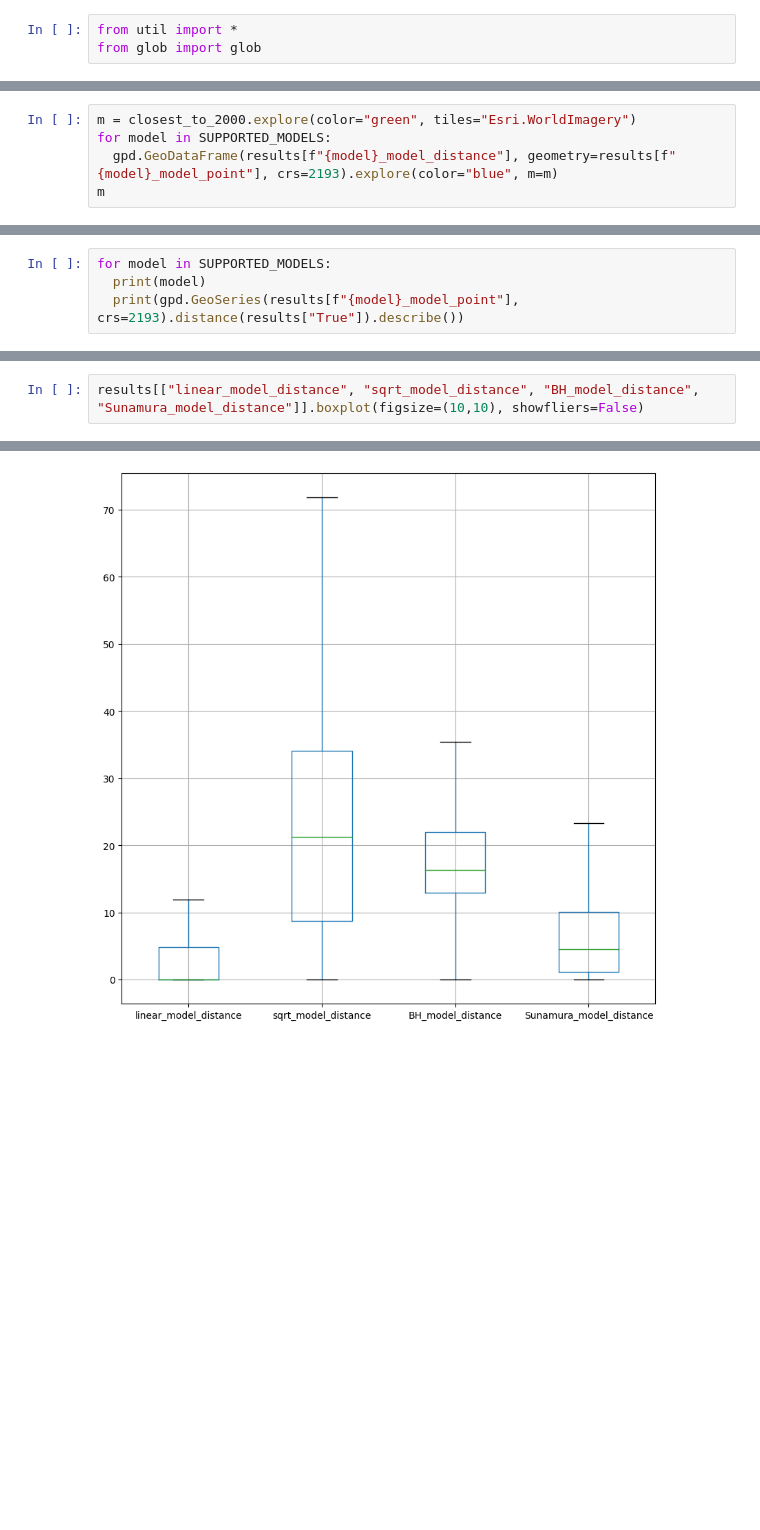
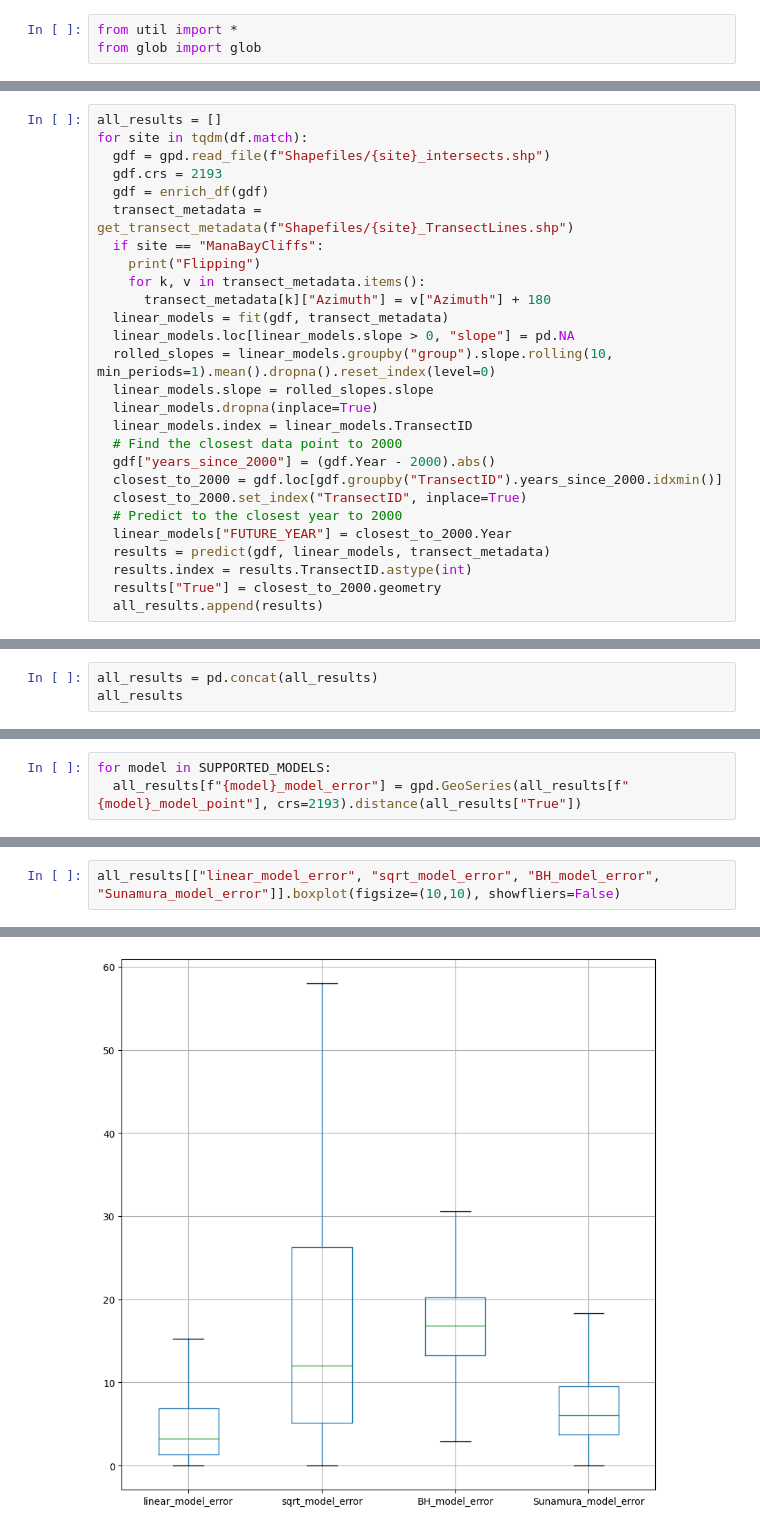
Before and after one commit to RNC-Research-Group/CliffErosion_Projections, a Jupyter notebook: Hindcast.ipynb, the cells around one changed output, grey strips where cells are left out. Saved outputs shown, nothing was run; the diff lists cells and outputs as text; blank space fills up the shorter version.

Commit message:
hindcast error across all sites

```diff
--- a/Hindcast.ipynb
+++ b/Hindcast.ipynb
@@ -174,5 +24,0 @@ results
-# %%
-m = closest_to_2000.explore(color="green", tiles="Esri.WorldImagery")
-for model in SUPPORTED_MODELS:
-  gpd.GeoDataFrame(results[f"{model}_model_distance"], geometry=results[f"{model}_model_point"], crs=2193).explore(color="blue", m=m)
-m
@@ -209,0 +25,27 @@ results[["linear_model_distance", "sqrt_model_distance", "BH_model_distance", "S
+# %%
+all_results = []
+for site in tqdm(df.match):
+  gdf = gpd.read_file(f"Shapefiles/{site}_intersects.shp")
+  gdf.crs = 2193
+  gdf = enrich_df(gdf)
+  transect_metadata = get_transect_metadata(f"Shapefiles/{site}_TransectLines.shp")
+  if site == "ManaBayCliffs":
+    print("Flipping")
+    for k, v in transect_metadata.items():
+      transect_metadata[k]["Azimuth"] = v["Azimuth"] + 180
+  linear_models = fit(gdf, transect_metadata)
+  linear_models.loc[linear_models.slope > 0, "slope"] = pd.NA
+  rolled_slopes = linear_models.groupby("group").slope.rolling(10, min_periods=1).mean().dropna().reset_index(level=0)
+  linear_models.slope = rolled_slopes.slope
+  linear_models.dropna(inplace=True)
+  linear_models.index = linear_models.TransectID
+  # Find the closest data point to 2000
+  gdf["years_since_2000"] = (gdf.Year - 2000).abs()
+  closest_to_2000 = gdf.loc[gdf.groupby("TransectID").years_since_2000.idxmin()]
+  closest_to_2000.set_index("TransectID", inplace=True)
+  # Predict to the closest year to 2000
+  linear_models["FUTURE_YEAR"] = closest_to_2000.Year
+  results = predict(gdf, linear_models, transect_metadata)
+  results.index = results.TransectID.astype(int)
+  results["True"] = closest_to_2000.geometry
+  all_results.append(results)
@@ -209,0 +54,3 @@ results[["linear_model_distance", "sqrt_model_distance", "BH_model_distance", "S
+# %%
+all_results = pd.concat(all_results)
+all_results
@@ -210,4 +72,3 @@ results[["linear_model_distance", "sqrt_model_distance", "BH_model_distance", "S
 # %%
 for model in SUPPORTED_MODELS:
-  print(model)
-  print(gpd.GeoSeries(results[f"{model}_model_point"], crs=2193).distance(results["True"]).describe())
+  all_results[f"{model}_model_error"] = gpd.GeoSeries(all_results[f"{model}_model_point"], crs=2193).distance(all_results["True"])
@@ -249,5 +87,5 @@ results
 # %%
-results[["linear_model_distance", "sqrt_model_distance", "BH_model_distance", "Sunamura_model_distance"]].boxplot(figsize=(10,10), showfliers=False)
+all_results[["linear_model_error", "sqrt_model_error", "BH_model_error", "Sunamura_model_error"]].boxplot(figsize=(10,10), showfliers=False)
 # %% [output]
 <AxesSubplot: >
-[figure, old version]
+[figure, new version]
```
Also changed, not shown: parts of 18 cells of this notebook, 1 other file.
